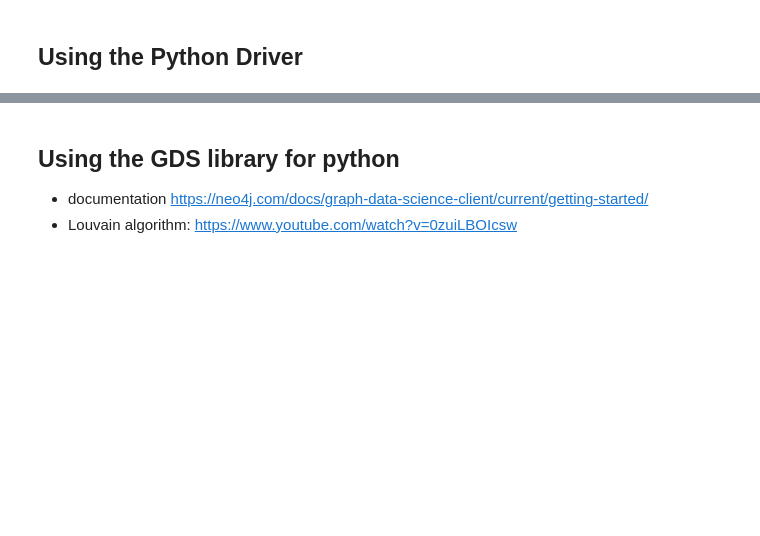
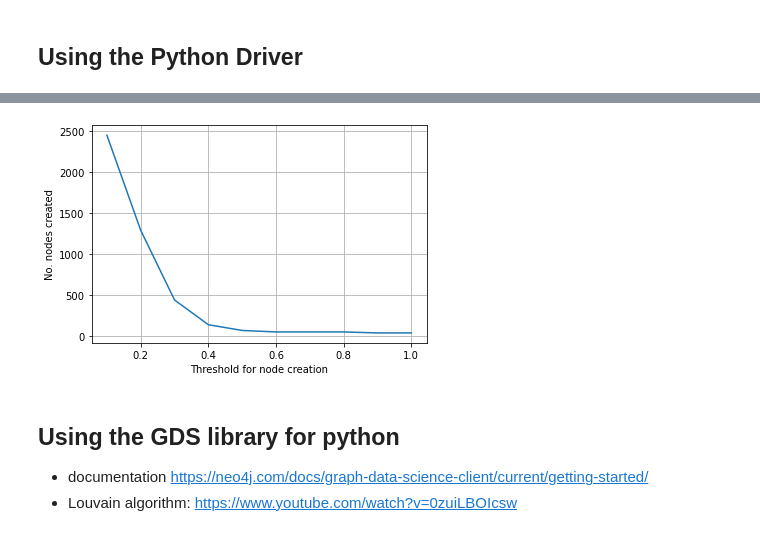
Before and after one commit to Transparency-Information-Language/tilt-graph-analyis, a Jupyter notebook: fake_data.ipynb, the cells around one changed output, grey strips where cells are left out. Saved outputs shown, nothing was run; the diff lists cells and outputs as text; code cells hidden in the pictures; blank space fills up the shorter version.

```diff
--- a/fake_data.ipynb
+++ b/fake_data.ipynb
@@ -246,0 +310,2 @@ Sorensen-relationships created: 114
+# %%
+no_nodes = [fakeTilt.get_similarPurpose(threshold = i/10) for i in range(1,11)]
@@ -247,3 +323,10 @@ Sorensen-relationships created: 114
+# %%
+plt.plot([i/10 for i in range(1,11)], no_nodes)
+plt.xlabel("Threshold for node creation")
+plt.ylabel("No. nodes created")
+plt.grid()
+# %% [output]
+[figure, added]
 # %% [markdown]
 ## Using the GDS library for python
 
```
Also changed, not shown: parts of 29 cells of this notebook.
